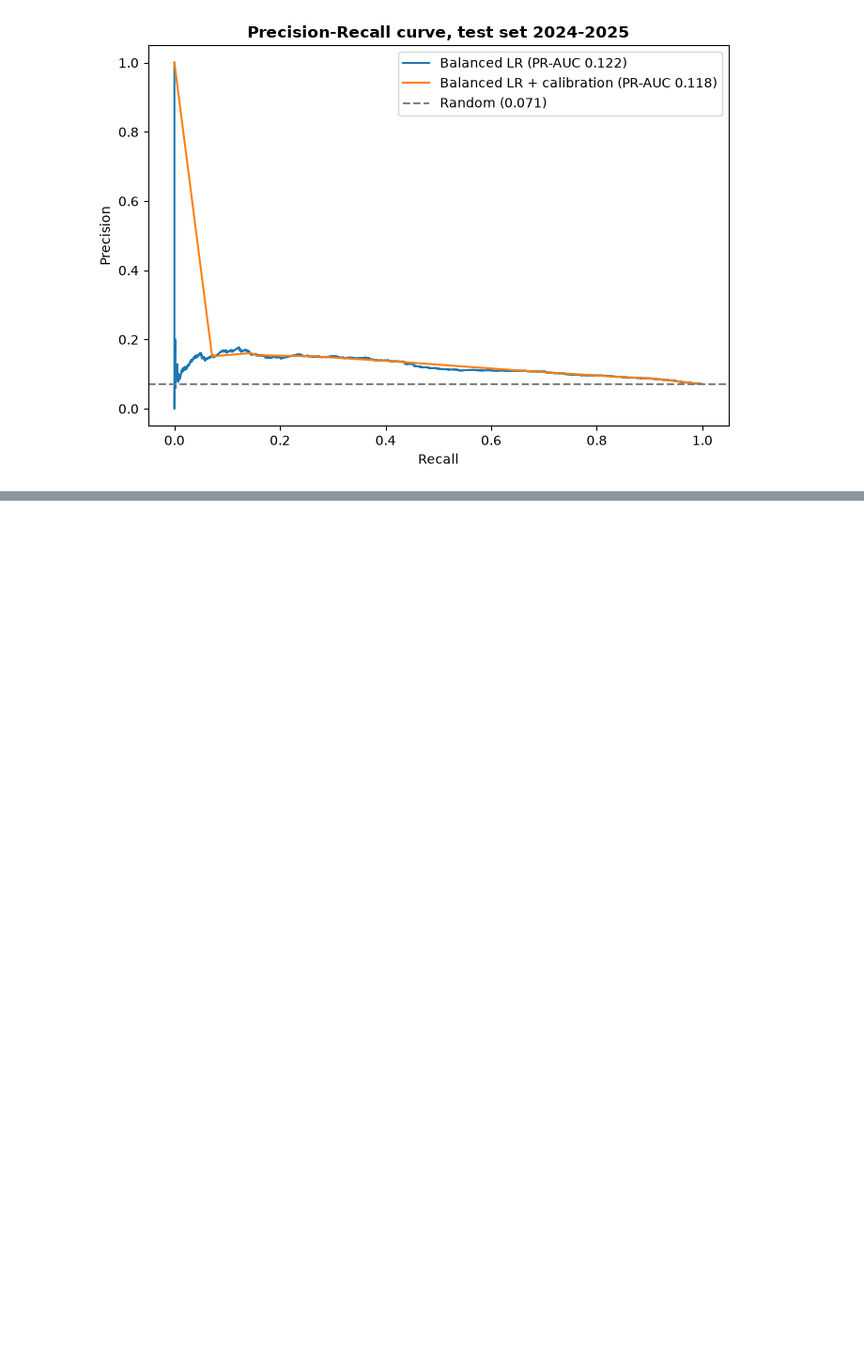
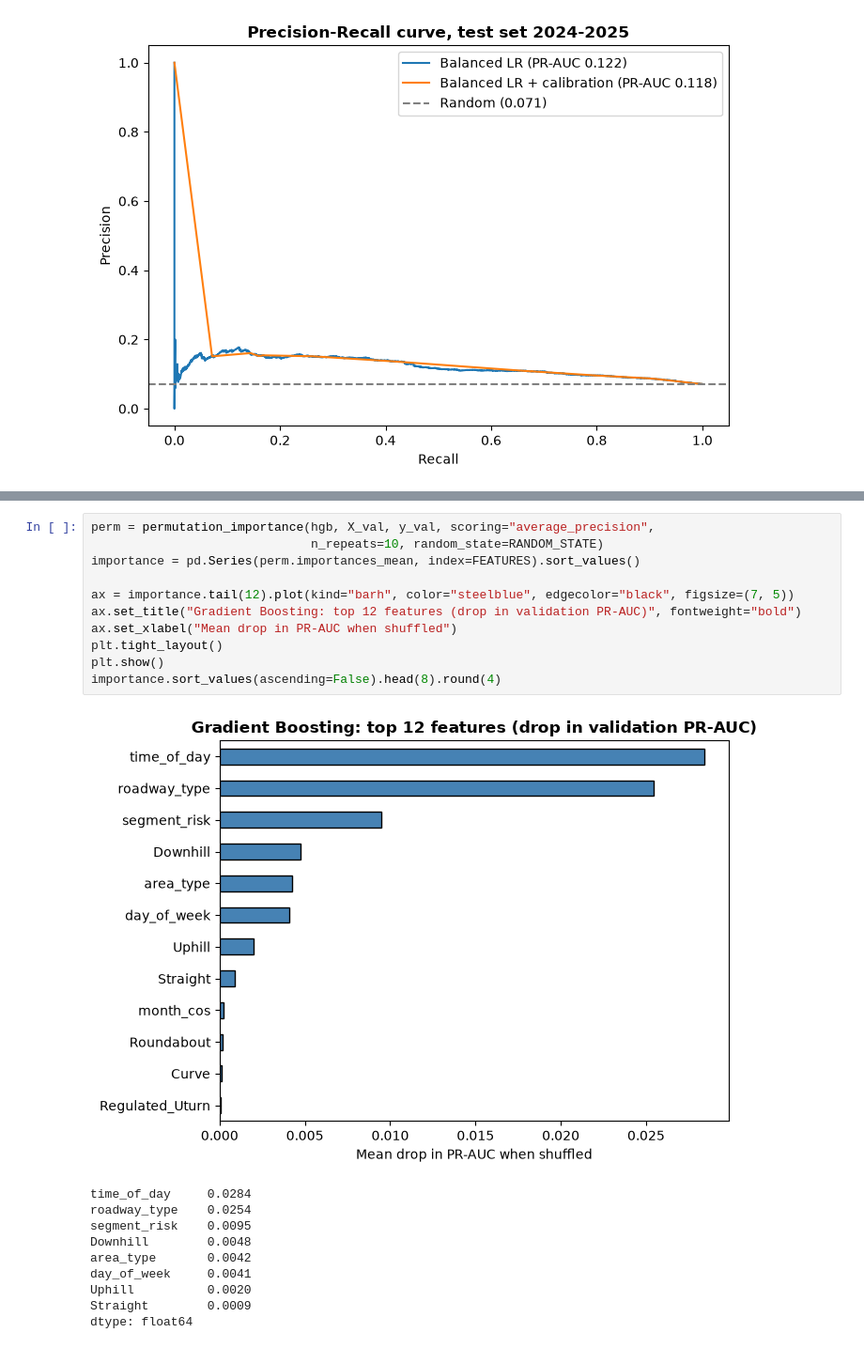
Before and after one commit to samuelbarrezueta/predictive-analytics-forecasting, a Jupyter notebook: notebooks/Task3_Predictive_Modelling.ipynb, the cells around one changed output, grey strips where cells are left out. Shown at 94% size. Saved outputs shown, nothing was run; the diff lists cells and outputs as text; blank space fills up the shorter version.

```diff
--- a/notebooks/Task3_Predictive_Modelling.ipynb
+++ b/notebooks/Task3_Predictive_Modelling.ipynb
@@ -306,0 +451,22 @@ results = pd.concat([results, evaluate("My model", y_test, p_my_model).to_frame(
+# %%
+perm = permutation_importance(hgb, X_val, y_val, scoring="average_precision",
+                              n_repeats=10, random_state=RANDOM_STATE)
+importance = pd.Series(perm.importances_mean, index=FEATURES).sort_values()
+
+ax = importance.tail(12).plot(kind="barh", color="steelblue", edgecolor="black", figsize=(7, 5))
+ax.set_title("Gradient Boosting: top 12 features (drop in validation PR-AUC)", fontweight="bold")
+ax.set_xlabel("Mean drop in PR-AUC when shuffled")
+plt.tight_layout()
+plt.show()
+importance.sort_values(ascending=False).head(8).round(4)
+# %% [output]
+[figure, added]
+time_of_day     0.0284
+roadway_type    0.0254
+segment_risk    0.0095
+Downhill        0.0048
+area_type       0.0042
+day_of_week     0.0041
+Uphill          0.0020
+Straight        0.0009
+dtype: float64
```
Also changed, not shown: parts of 20 cells of this notebook, 3 other files.
